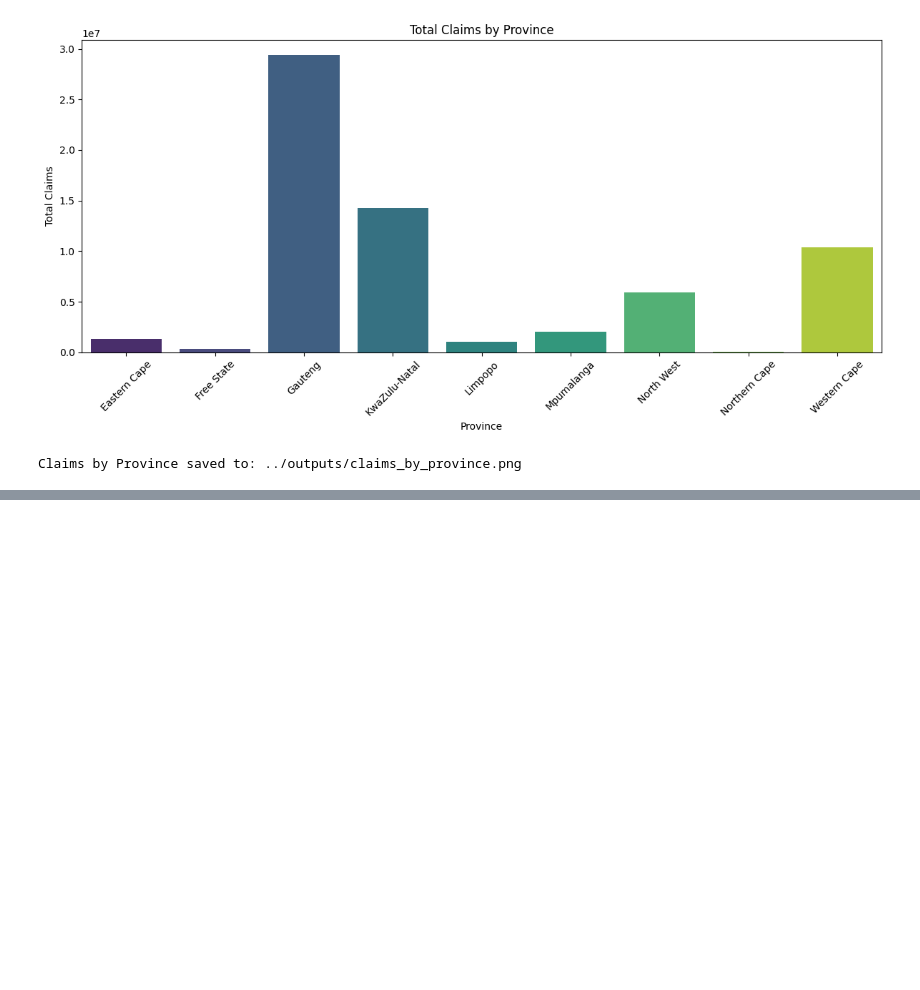
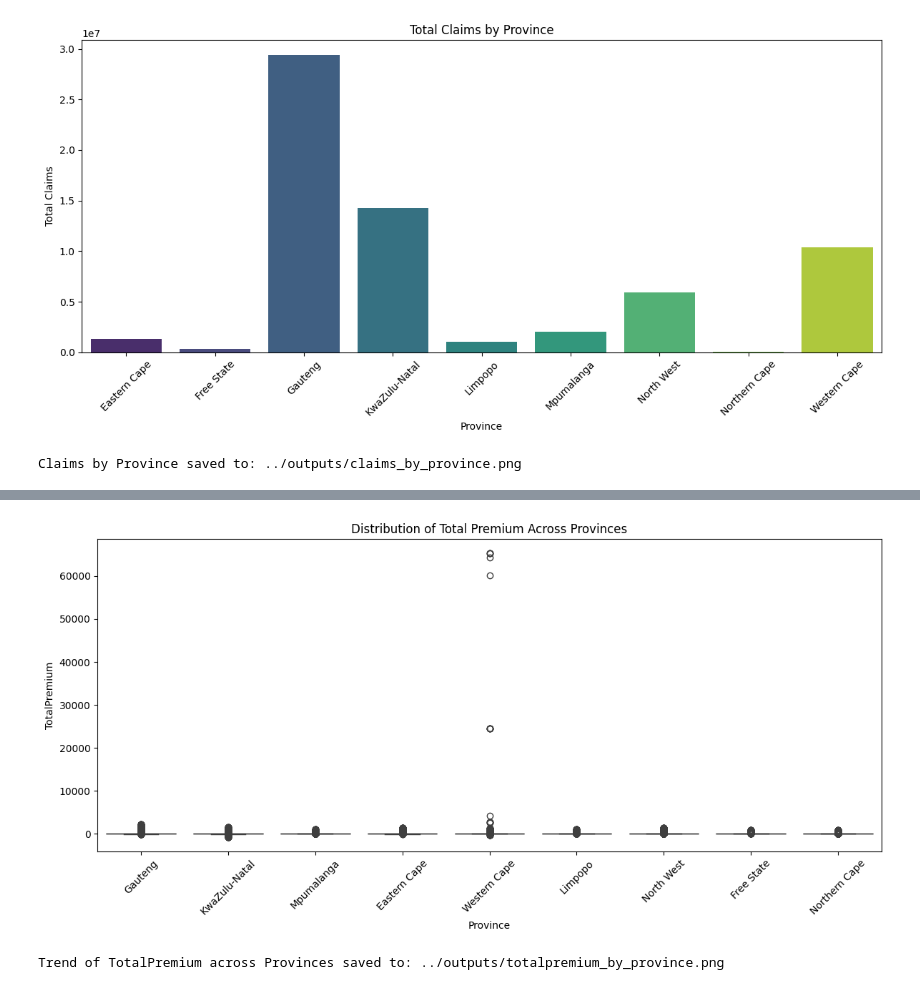
Before and after one commit to vlazacck/week3, a Jupyter notebook: notebooks/Eda.ipynb, the cells around one changed output, grey strips where cells are left out. Saved outputs shown, nothing was run; the diff lists cells and outputs as text; code cells hidden in the pictures; blank space fills up the shorter version.

```diff
--- a/notebooks/Eda.ipynb
+++ b/notebooks/Eda.ipynb
@@ -388,0 +412,18 @@ Claims by Province saved to: ../outputs/claims_by_province.png
+# %%
+
+# Trend Over Geography: Analyze TotalPremium across Provinces
+plt.figure(figsize=(12, 6))
+sns.boxplot(data=data, x='Province', y='TotalPremium')
+plt.title('Distribution of Total Premium Across Provinces')
+plt.xticks(rotation=45)
+plt.tight_layout()
+
+# Save the plot
+province_premium_path = f"{output_dir}/totalpremium_by_province.png"
+plt.savefig(province_premium_path)
+plt.show()
+
+print(f"Trend of TotalPremium across Provinces saved to: {province_premium_path}")
+# %% [output]
+[figure, added]
+Trend of TotalPremium across Provinces saved to: ../outputs/totalpremium_by_province.png
```
Also changed, not shown: parts of 1 cell of this notebook, 5 other files.
